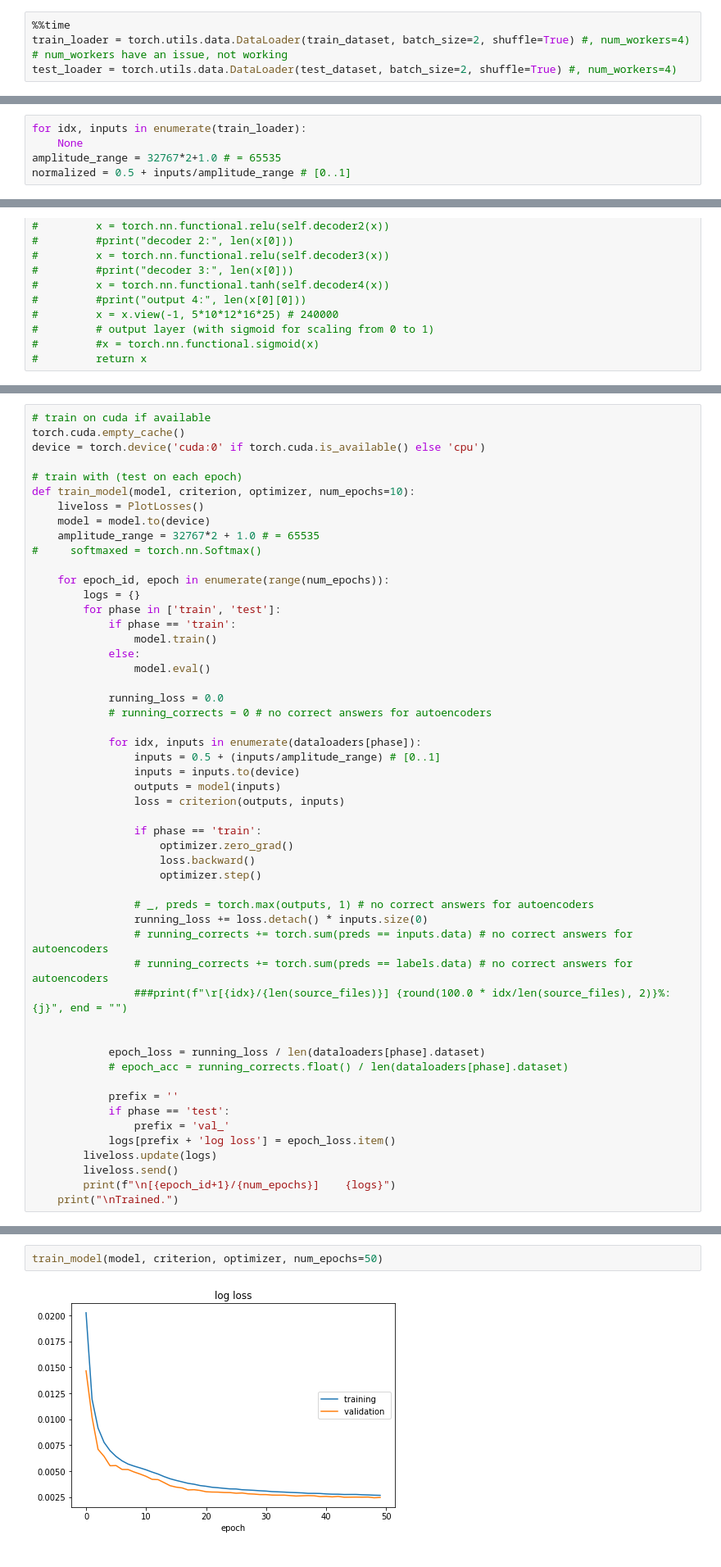
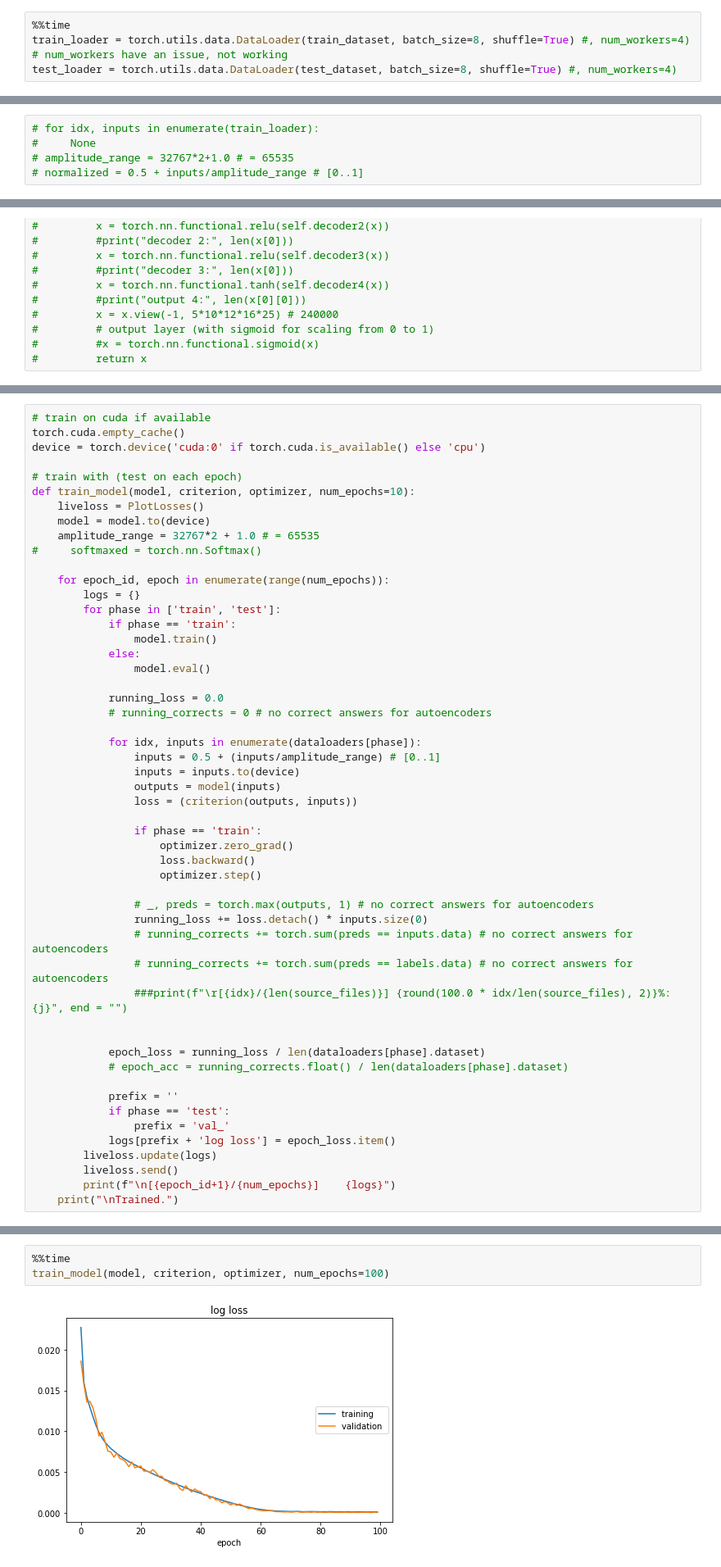
Before and after one commit to Torchun/sound, a Jupyter notebook: notebooks/1_wav_autoencoder.ipynb, the cells around one changed output, grey strips where cells are left out. Shown at 82% size. Saved outputs shown, nothing was run; the diff lists cells and outputs as text.

```diff
--- a/notebooks/1_wav_autoencoder.ipynb
+++ b/notebooks/1_wav_autoencoder.ipynb
@@ -126,5 +128,5 @@ Wall time: 3.33 ms
 # %%
 %%time
-train_loader = torch.utils.data.DataLoader(train_dataset, batch_size=2, shuffle=True) #, num_workers=4) # num_workers have an issue, not working
-test_loader = torch.utils.data.DataLoader(test_dataset, batch_size=2, shuffle=True) #, num_workers=4)
+train_loader = torch.utils.data.DataLoader(train_dataset, batch_size=8, shuffle=True) #, num_workers=4) # num_workers have an issue, not working
+test_loader = torch.utils.data.DataLoader(test_dataset, batch_size=8, shuffle=True) #, num_workers=4)
 # %% [output]
@@ -139,7 +141,7 @@ dataloaders = {
     "test": test_loader
 }
 # %%
-for idx, inputs in enumerate(train_loader):
-    None
-amplitude_range = 32767*2+1.0 # = 65535
-normalized = 0.5 + inputs/amplitude_range # [0..1]
+# for idx, inputs in enumerate(train_loader):
+#     None
+# amplitude_range = 32767*2+1.0 # = 65535
+# normalized = 0.5 + inputs/amplitude_range # [0..1]
@@ -388,7 +596,7 @@ def train_model(model, criterion, optimizer, num_epochs=10):
                 inputs = 0.5 + (inputs/amplitude_range) # [0..1]
                 inputs = inputs.to(device)
                 outputs = model(inputs)
-                loss = criterion(outputs, inputs)
+                loss = (criterion(outputs, inputs))
 
                 if phase == 'train':
                     optimizer.zero_grad()
@@ -421,5 +629,6 @@ optimizer = torch.optim.Adam(model.parameters(), lr=0.0001)
 # %%
-train_model(model, criterion, optimizer, num_epochs=50)
+%%time
+train_model(model, criterion, optimizer, num_epochs=100)
 # %% [output]
-[figure, old version]
+[figure, new version]
 log loss
```
Also changed, not shown: parts of 17 cells of this notebook.
